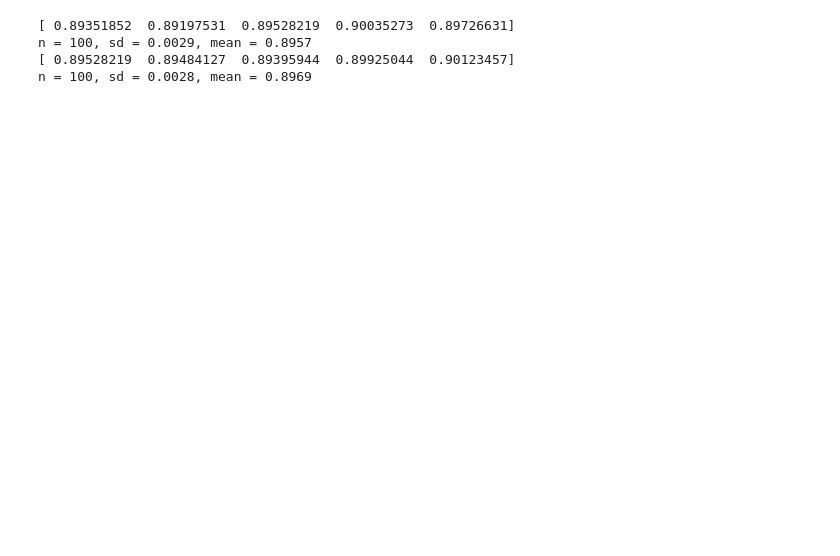
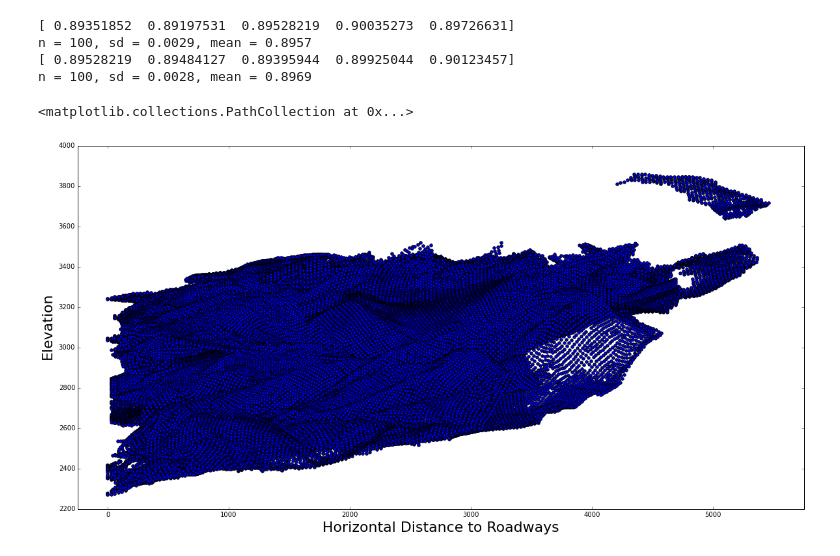
Before and after one commit to Taraxicum/geo_parser, a Jupyter notebook: Kaggle Forest Cover Exploration.ipynb, the cells around one changed output. Drawn from its saved outputs; the diff is of its cells as text; code cells hidden in the pictures; blank space fills up the shorter version.

Commit message:
Some new experiments on ipython notebooks.
Mostly formatting changes for geographic_test.py

```diff
--- a/Kaggle Forest Cover Exploration.ipynb
+++ b/Kaggle Forest Cover Exploration.ipynb
@@ -203,3 +203,14 @@ plot3d(np.tan(train12.Slope*np.pi/180),
 plot3d(np.tan(train12.Slope*np.pi/180),
       train12.Vertical_Distance_To_Hydrology/train12.Horizontal_Distance_To_Hydrology, train12.Elevation, train12, [2,1])
 plt.show()
+# %%
+wild2 = test[test.Wilderness_Area3 ==1]
+plt.figure(figsize=(20,10))
+plt.xlabel("Horizontal Distance to Roadways", fontsize=22)
+plt.ylabel("Elevation", fontsize=22)
+plt.axis([-250, 5750, 2200, 4000])
+plt.scatter(wild2.Horizontal_Distance_To_Roadways, wild2.Elevation)
+#plt.scatter(wild2.Horizontal_Distance_To_Roadways, wild2.Horizontal_Distance_To_Fire_Points)
+# %% [output]
+<matplotlib.collections.PathCollection at 0x...>
+[figure, added]
```
Also changed, not shown: parts of 3 cells of this notebook, 2 other files.
